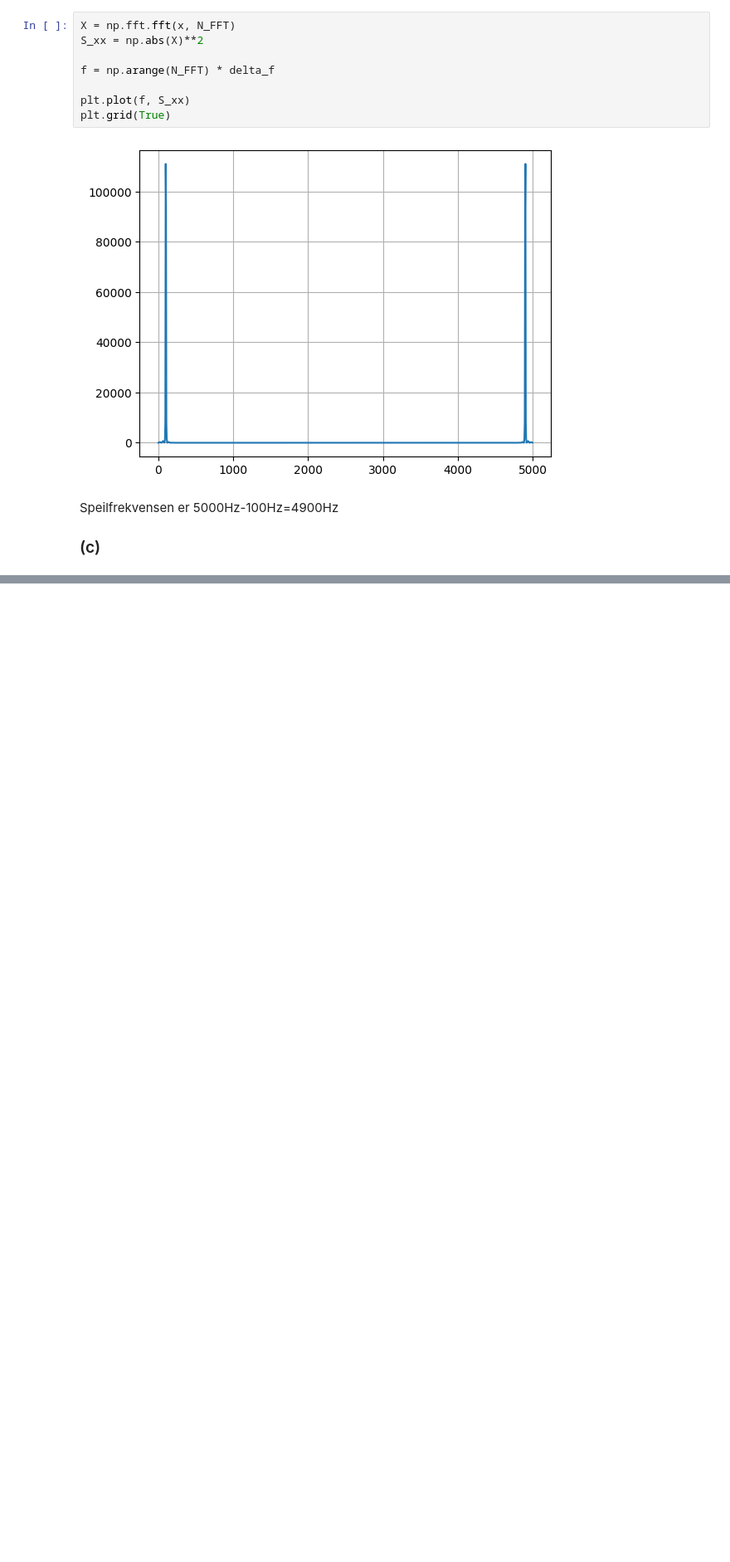
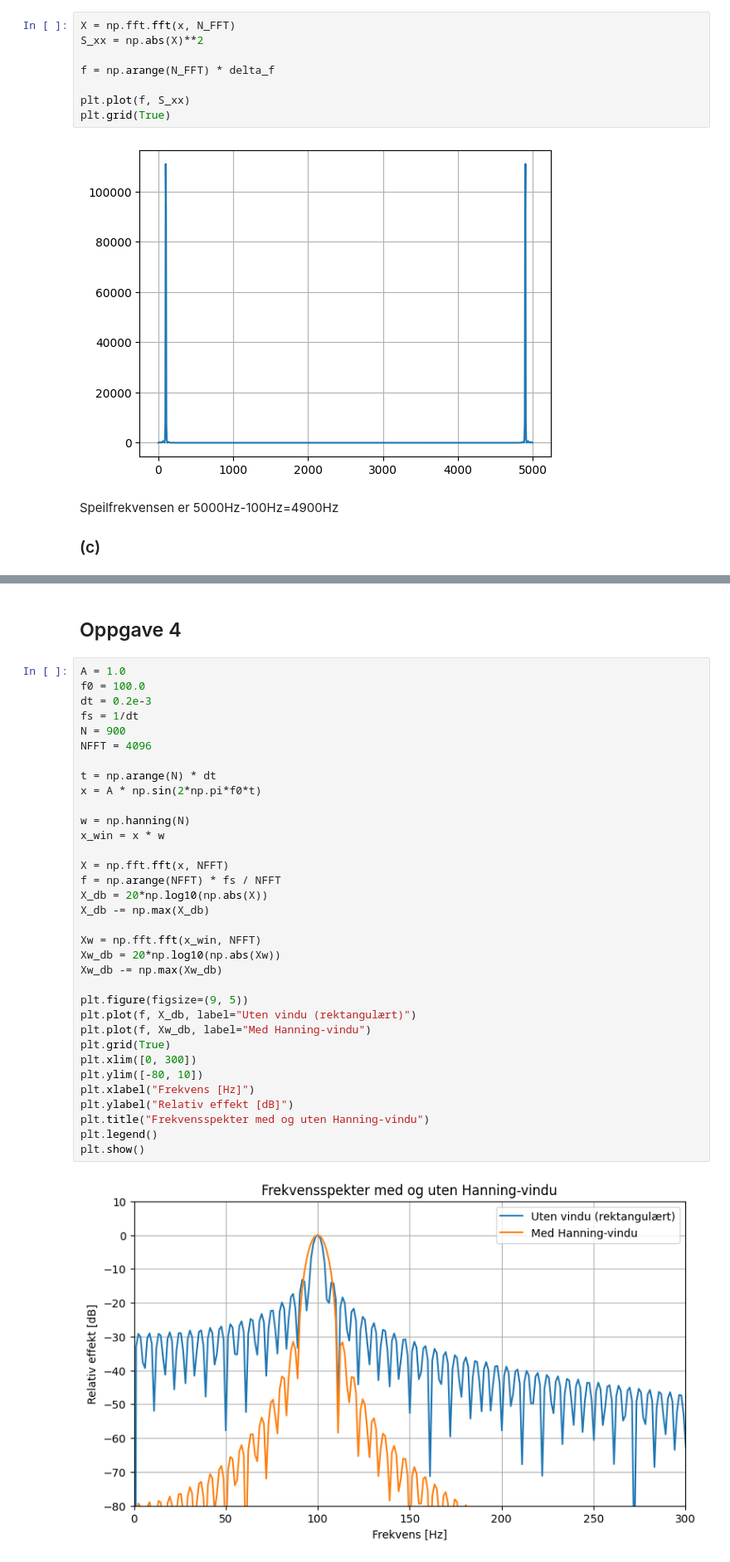
Before and after one commit to lisrad1513/TTT4280, a Jupyter notebook: Øvinger/Øving2/Lisa_sin_versjon.ipynb, the cells around one changed output, grey strips where cells are left out. Shown at 83% size. Saved outputs shown, nothing was run; the diff lists cells and outputs as text; blank space fills up the shorter version.

```diff
--- a/Øvinger/Øving2/Lisa_sin_versjon.ipynb
+++ b/Øvinger/Øving2/Lisa_sin_versjon.ipynb
@@ -49,0 +143,38 @@ Speilfrekvensen er 5000Hz-100Hz=4900Hz
+# %% [markdown]
+## Oppgave 4
+# %%
+A = 1.0
+f0 = 100.0
+dt = 0.2e-3
+fs = 1/dt
+N = 900
+NFFT = 4096
+
+t = np.arange(N) * dt
+x = A * np.sin(2*np.pi*f0*t)
+
+w = np.hanning(N)
+x_win = x * w
+
+X = np.fft.fft(x, NFFT)
+f = np.arange(NFFT) * fs / NFFT
+X_db = 20*np.log10(np.abs(X))
+X_db -= np.max(X_db)
+
+Xw = np.fft.fft(x_win, NFFT)
+Xw_db = 20*np.log10(np.abs(Xw))
+Xw_db -= np.max(Xw_db)
+
+plt.figure(figsize=(9, 5))
+plt.plot(f, X_db, label="Uten vindu (rektangulært)")
+plt.plot(f, Xw_db, label="Med Hanning-vindu")
+plt.grid(True)
+plt.xlim([0, 300])
+plt.ylim([-80, 10])
+plt.xlabel("Frekvens [Hz]")
+plt.ylabel("Relativ effekt [dB]")
+plt.title("Frekvensspekter med og uten Hanning-vindu")
+plt.legend()
+plt.show()
+# %% [output]
+[figure, added]
```
Also changed, not shown: parts of 8 cells of this notebook.
